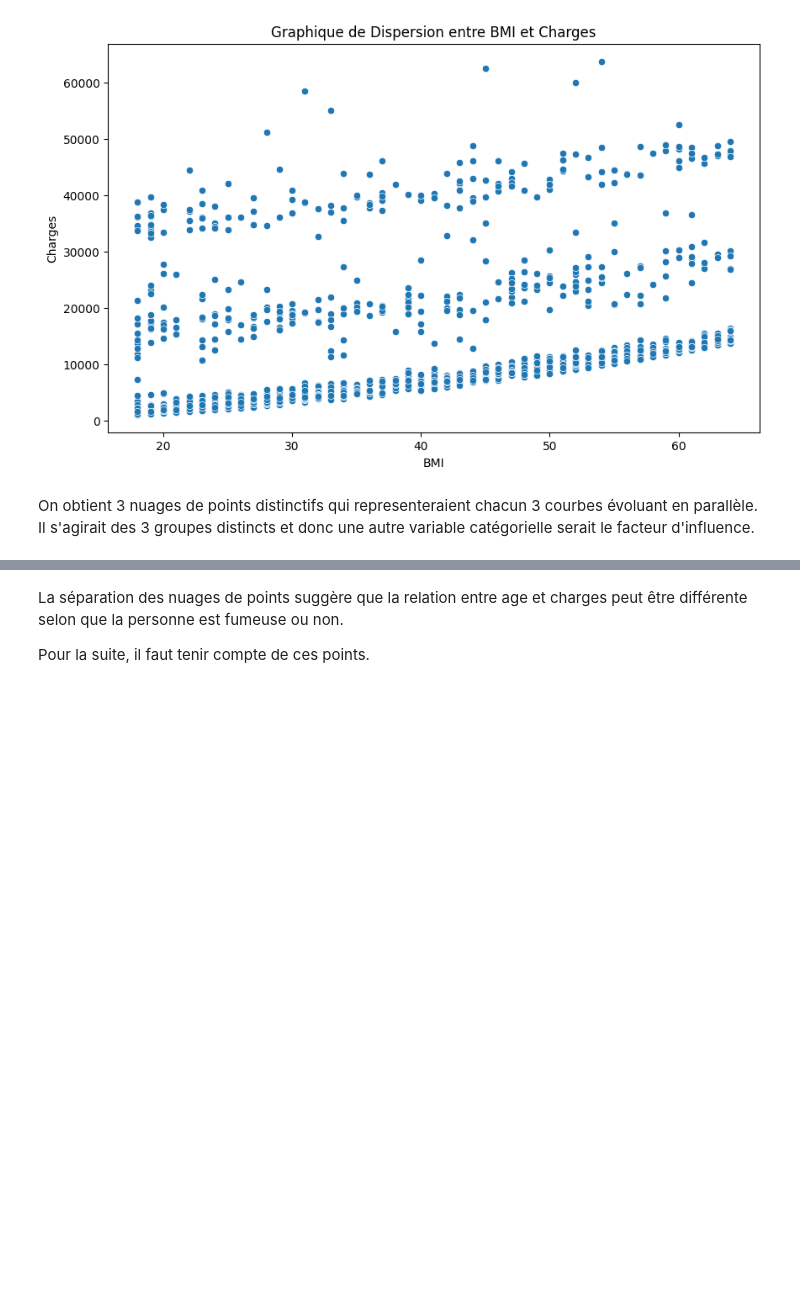
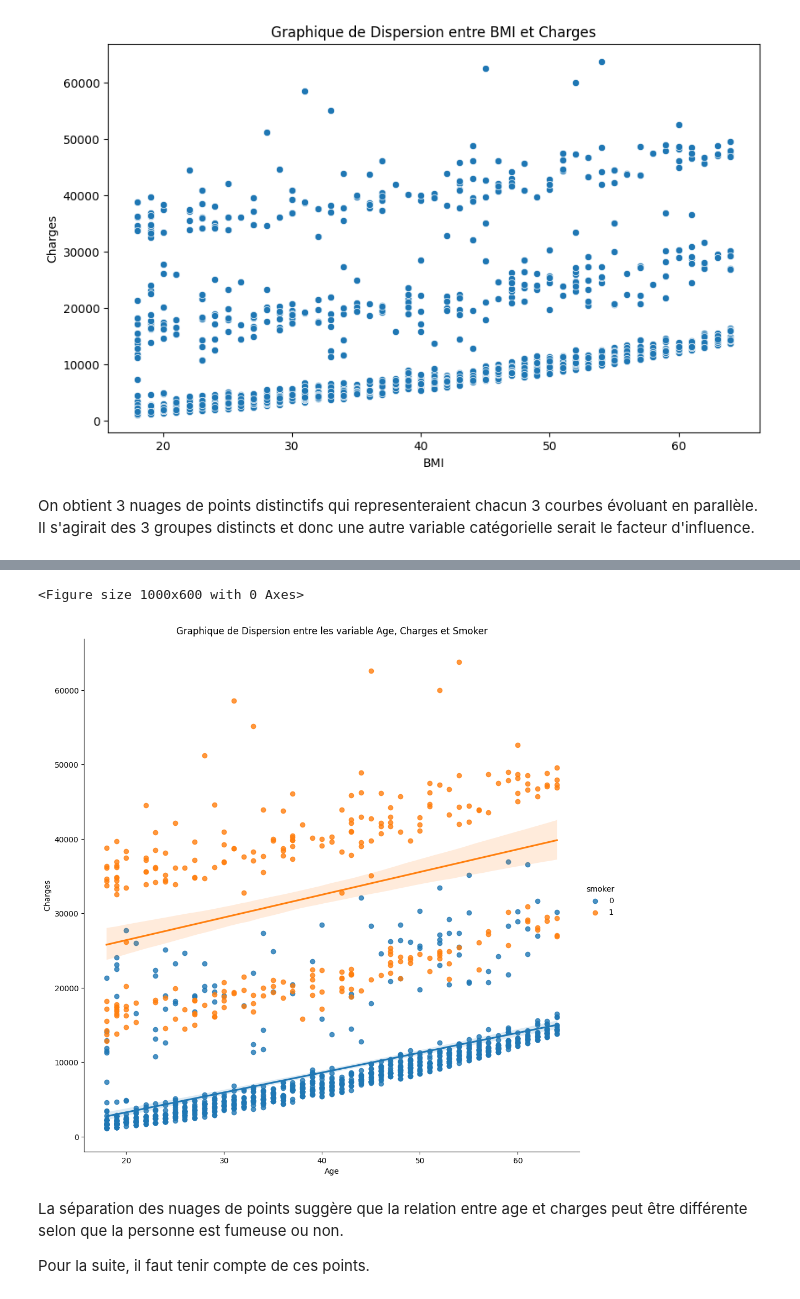
Before and after one commit to ChristianPRO1982/insurance_premium_SC, a Jupyter notebook: analyse.ipynb, the cells around one changed output, grey strips where cells are left out. Drawn from its saved outputs; the diff is of its cells as text; code cells hidden in the pictures; blank space fills up the shorter version.

Commit message:
regression lineaire + debut avec elastic net

```diff
--- a/analyse.ipynb
+++ b/analyse.ipynb
@@ -204,3 +204,15 @@ plt.show()
+# %%
+#ajouter droite de regression par groupe
+plt.figure(figsize=(10, 6))
+
+sns.lmplot(x='age', y='charges', hue='smoker', data=df, height=10)
+plt.title('Graphique de Dispersion entre les variable Age, Charges et Smoker')
+plt.xlabel('Age')
+plt.ylabel('Charges')
+plt.show()
+# %% [output]
+<Figure size 1000x600 with 0 Axes>
+[figure, added]
 # %% [markdown]
 La séparation des nuages de points suggère que la relation entre age et charges peut être différente selon que la personne est fumeuse ou non.
 
```
Also changed, not shown: parts of 15 cells of this notebook, 2 other files.
